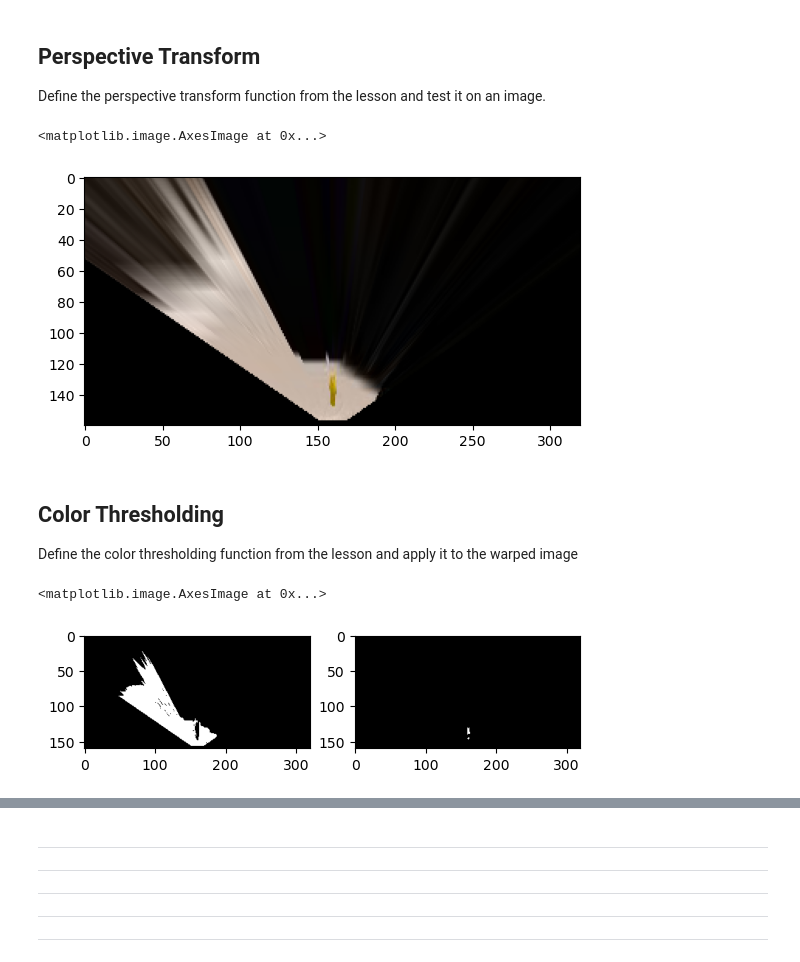
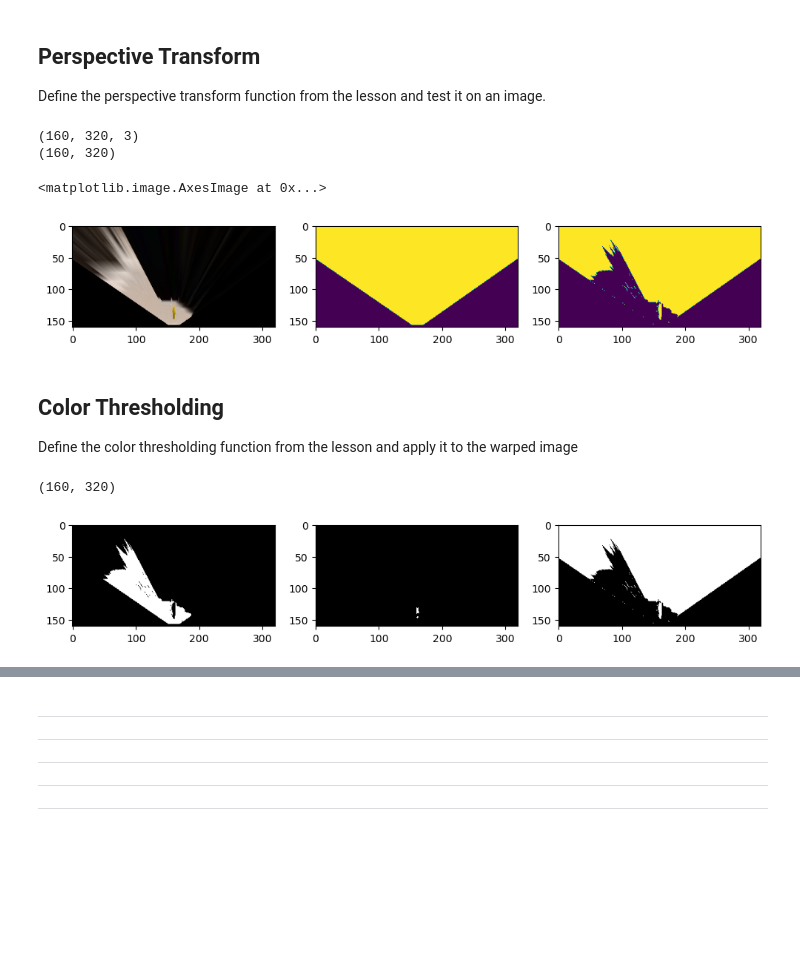
Before and after one commit to Zakaria-Madkour/Computer-Vision-, a Jupyter notebook: code/Pipeline_Stages.ipynb, the cells around one changed output, grey strips where cells are left out. Saved outputs shown, nothing was run; the diff lists cells and outputs as text; code cells hidden in the pictures; blank space fills up the shorter version.

```diff
--- a/code/Pipeline_Stages.ipynb
+++ b/code/Pipeline_Stages.ipynb
@@ -149,12 +149,13 @@ Define the perspective transform function from the lesson and test it on an imag
 # grid cell in front of the rover (each grid cell is 1 square meter in the sim)
 # Define a function to perform a perspective transform
 def perspect_transform(img, src, dst):
-    # detect the filter that maps the src points to dst points
     M = cv2.getPerspectiveTransform(src, dst)
-    #apply the filter to the image
-    warped = cv2.warpPerspective(img, M, (img.shape[1], img.shape[0]))
+    warped = cv2.warpPerspective(img, M, (img.shape[1], img.shape[0]))  # keep same size as input image
+    ''' To improve the mapping precision we create this mask so that after the perspective transform and color thresh
+        we could deduce the obstacles by subtracting the threshed from this mask'''
+    mask = cv2.warpPerspective(np.ones_like(img[:, :, 0]), M, (img.shape[1], img.shape[0]))
 
-    return warped
+    return warped, mask
 
 #There is a catch you need to choose the parameters such that you map 1 pixel to 1 meter in the world map
 
@@ -169,14 +170,35 @@
                           [image.shape[1] / 2 + dst, image.shape[0] - bottom_offset],
                           [image.shape[1] / 2 + dst, image.shape[0] - 2*dst - bottom_offset],
                           [image.shape[1] / 2 - dst, image.shape[0] - 2*dst - bottom_offset]])
 
 
-warped = perspect_transform(rock_img, source, destination)
+warped , mask = perspect_transform(rock_img, source, destination)
+m, n = mask.shape
+for i in range(0,m):
+    for j in range(0,n):
+        if mask[i,j] > 0:
+            mask[i,j] =1
+        else:
+            mask[i,j] =0
+obstacle_map = np.absolute(np.float32(threshed) - 1) * mask
+
+
+print(warped.shape)
+print(mask.shape)
+
+fig = plt.figure(figsize=(12, 3))
+plt.subplot(131)
 plt.imshow(warped)
+plt.subplot(132)
+plt.imshow(mask)
+plt.subplot(133)
+plt.imshow(obstacle_map)
 #scipy.misc.imsave('../output/warped_example.jpg', warped)
 # %% [output]
-<matplotlib.image.AxesImage at 0x...>
+(160, 320, 3)
+(160, 320)
+<matplotlib.image.AxesImage at 0x...>
-[figure, old version]
+[figure, new version]
 # %% [markdown]
 ## Color Thresholding
 Define the color thresholding function from the lesson and apply it to the warped image
@@ -212,13 +234,17 @@ def color_thresh_rock(img, rgb_thresh=(120, 120, 50)):
     return color_select
 
 threshed = color_thresh(warped)
+obstacle_map = np.absolute(np.float32(threshed) - 1) * mask
 rock = color_thresh_rock(warped,(120,120,50))
-plt.figure()
-plt.subplot(121)
+plt.figure(figsize=(12, 3))
+plt.subplot(131)
 plt.imshow(threshed, cmap='gray')
-plt.subplot(122)
+plt.subplot(132)
 plt.imshow(rock, cmap='gray')
+plt.subplot(133)
+plt.imshow(obstacle_map, cmap='gray')
+print(mask.shape)
 #scipy.misc.imsave('../output/warped_threshed.jpg', threshed*255)
 # %% [output]
-<matplotlib.image.AxesImage at 0x...>
+(160, 320)
-[figure, old version]
+[figure, new version]
```
Also changed, not shown: parts of 4 cells of this notebook, 1 other file.
